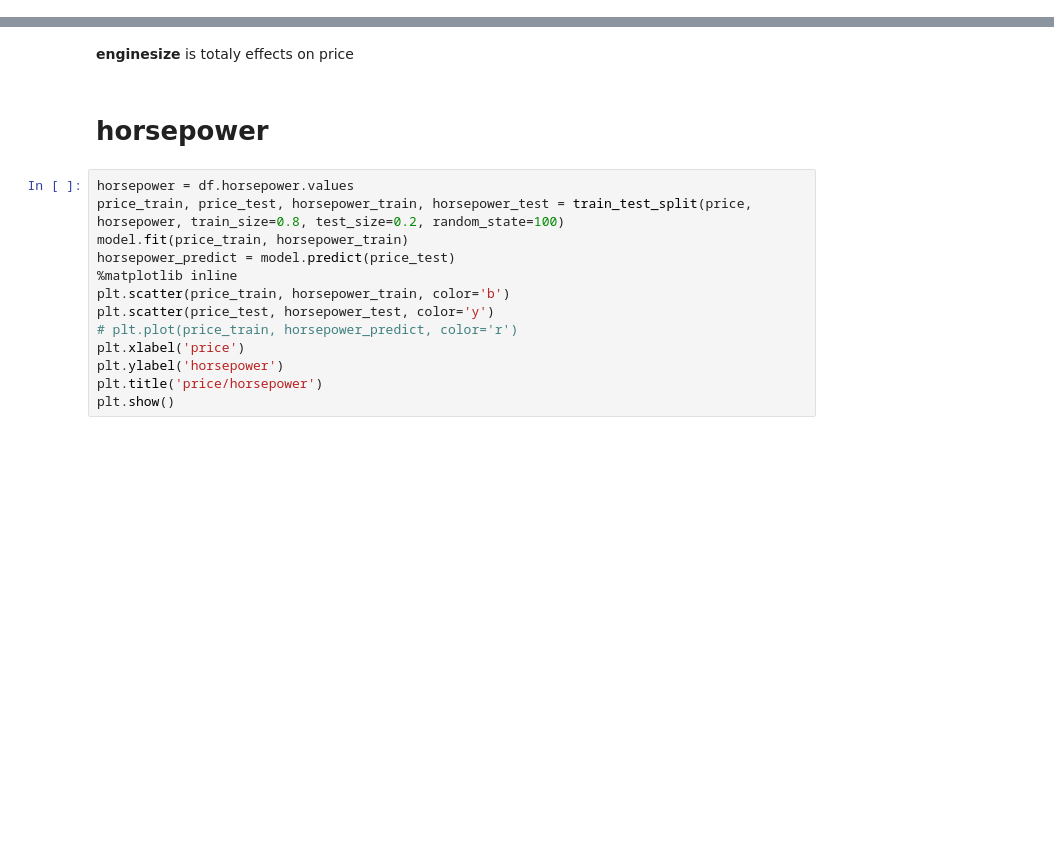
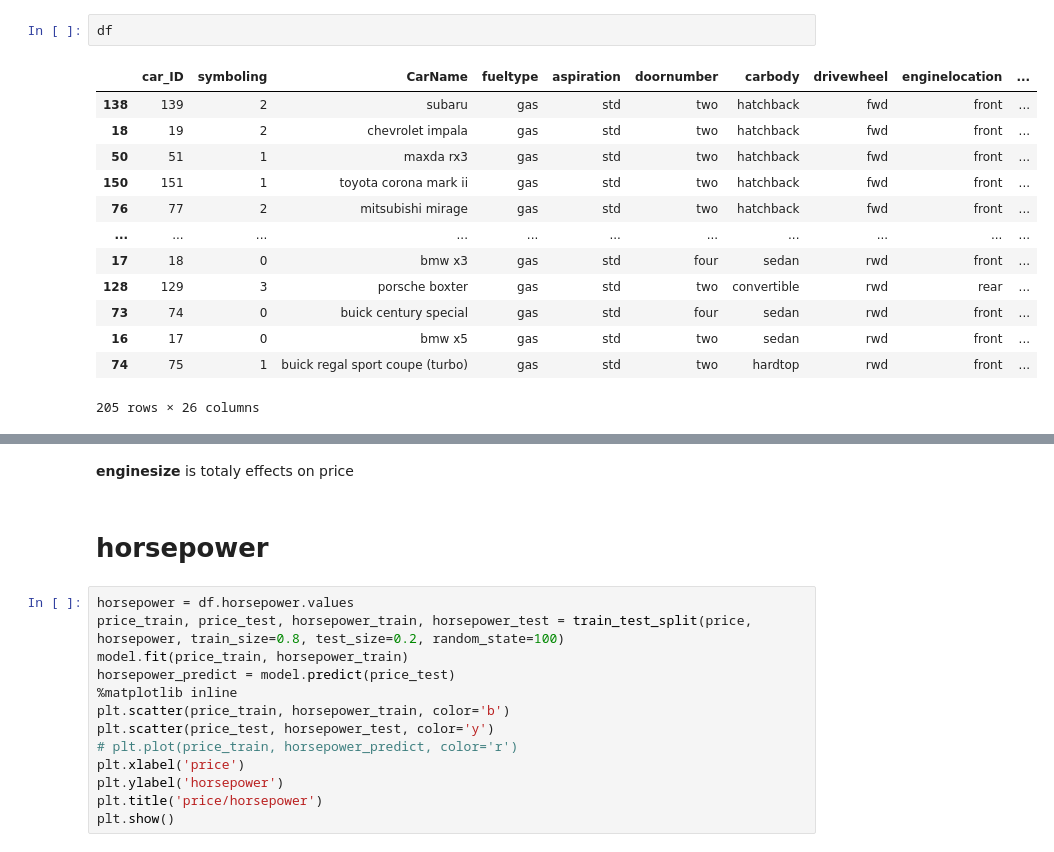
Before and after one commit to AbdullahMou/linear-regression, a Jupyter notebook: regression.ipynb, the cells around one changed output, grey strips where cells are left out. Saved outputs shown, nothing was run; the diff lists cells and outputs as text; blank space fills up the shorter version.

```diff
--- a/regression.ipynb
+++ b/regression.ipynb
@@ -28,3 +29,19 @@ memory usage: 41.8+ KB
+# %%
+df
+# %% [output]
+|  | car_ID | symboling | CarName | fueltype | aspiration | doornumber | carbody | drivewheel | enginelocation | ... |
+| 138 | 139 | 2 | subaru | gas | std | two | hatchback | fwd | front | ... |
+| 18 | 19 | 2 | chevrolet impala | gas | std | two | hatchback | fwd | front | ... |
+| 50 | 51 | 1 | maxda rx3 | gas | std | two | hatchback | fwd | front | ... |
+| 150 | 151 | 1 | toyota corona mark ii | gas | std | two | hatchback | fwd | front | ... |
+| 76 | 77 | 2 | mitsubishi mirage | gas | std | two | hatchback | fwd | front | ... |
+| ... | ... | ... | ... | ... | ... | ... | ... | ... | ... | ... |
+| 17 | 18 | 0 | bmw x3 | gas | std | four | sedan | rwd | front | ... |
+| 128 | 129 | 3 | porsche boxter | gas | std | two | convertible | rwd | rear | ... |
+| 73 | 74 | 0 | buick century special | gas | std | four | sedan | rwd | front | ... |
+| 16 | 17 | 0 | bmw x5 | gas | std | two | sedan | rwd | front | ... |
+| 74 | 75 | 1 | buick regal sport coupe (turbo) | gas | std | two | hardtop | rwd | front | ... |
+205 rows × 26 columns
 # %%
 df.describe
 # %% [output]
```
Also changed, not shown: parts of 11 cells of this notebook.
